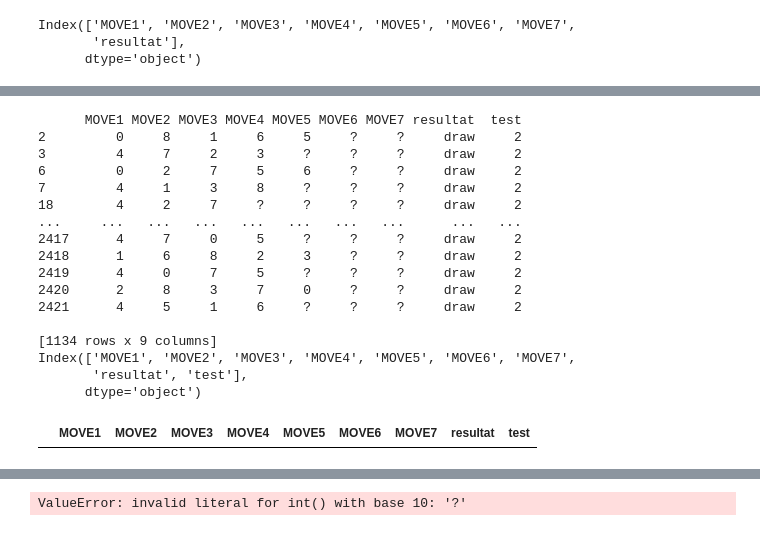
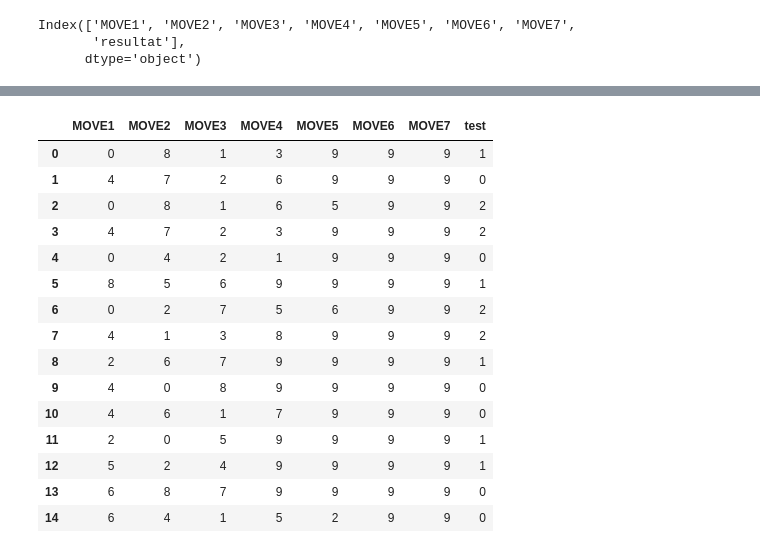
Before and after one commit to BastienMalea/MorpionIA, a Jupyter notebook: Projet.ipynb, the cells around one changed output, grey strips where cells are left out. Saved outputs shown, nothing was run; the diff lists cells and outputs as text; code cells hidden in the pictures.

Commit message:
Changement donnée '?' en int'

```diff
--- a/Projet.ipynb
+++ b/Projet.ipynb
@@ -194,37 +178,31 @@ print(df.loc[df['test']==0])
-# %%
-print(df.loc[df['test']==2])
-print(df.columns)
-# %% [output]
-      MOVE1 MOVE2 MOVE3 MOVE4 MOVE5 MOVE6 MOVE7 resultat  test
-2         0     8     1     6     5     ?     ?     draw     2
-3         4     7     2     3     ?     ?     ?     draw     2
-6         0     2     7     5     6     ?     ?     draw     2
-7         4     1     3     8     ?     ?     ?     draw     2
-18        4     2     7     ?     ?     ?     ?     draw     2
-...     ...   ...   ...   ...   ...   ...   ...      ...   ...
-2417      4     7     0     5     ?     ?     ?     draw     2
-2418      1     6     8     2     3     ?     ?     draw     2
-2419      4     0     7     5     ?     ?     ?     draw     2
-2420      2     8     3     7     0     ?     ?     draw     2
-2421      4     5     1     6     ?     ?     ?     draw     2
-
-[1134 rows x 9 columns]
-Index(['MOVE1', 'MOVE2', 'MOVE3', 'MOVE4', 'MOVE5', 'MOVE6', 'MOVE7',
-       'resultat', 'test'],
-      dtype='object')
 # %%
-# Pour cette ligne, on a un manque de donnée, trouver une manière de vérifier que c'est pas la seule ligne
-
-df.loc[df['MOVE2'] == int]
-#Pour afficher une ligne précisément
-#df.iloc[1]
+#On va d'abord vérifier que la dataframe n'a pas de donnée non logique, c'est à dire une partie peut se terminer
+#au minimum au tour 3.
+#On va donc vérifier qu'il n'y a pas de '?' a la colonne MOVE1 et MOVE2
+df.loc[df['MOVE1']=='?']
+df.loc[df['MOVE2']=='?']
+#On observe que seule la ligne 19 de notre dataframe est incohérente, on va donc la supprimer
+df=df.drop(['resultat'], axis=1)
-# %% [output]
-|  | MOVE1 | MOVE2 | MOVE3 | MOVE4 | MOVE5 | MOVE6 | MOVE7 | resultat | test |
 # %%
 #Problème : Les Colonnes MOVE2 à MOVE7 sont type object : raison il y a des ? qu traduit un manque de donnée ou une partie finie
 #Solution : Remplacer ces '?' par un int pour pouvoir convertir les colonnes https://www.kaggle.com/johndoea/tic-tac-toe-decision-tree
+
+#Faire une boucle for et concatène i derrire le nom
+char='MOVE'
+
+for i in range (2,8):
+    df.loc[df[char+str(i)]=='?',char+str(i)]=9
+print(df.head(15))
 df.info()
-tempo=df
-tempo = df.astype({'MOVE2': int})
-tempo.info()
+for i in range (2,8):
+    df[char+str(i)] = df[char+str(i)].apply(pd.to_numeric)
+
+#df['MOVE4'] = df['MOVE4'].apply(class_to_int)
+#df['MOVE5'] = df['MOVE5'].apply(class_to_int)
+#df['MOVE6'] = df['MOVE6'].apply(class_to_int)
+#df['MOVE7'] = df['MOVE7'].apply(class_to_int)
+#df['MOVE2'] = df['MOVE2'].apply(class_to_int)
+#df['MOVE3'] = df['MOVE3'].apply(class_to_int)
+df.info()
+df.head(15)
 # %% [output]
@@ -247 +226,16 @@ memory usage: 171.4+ KB
-ValueError: invalid literal for int() with base 10: '?'
+|  | MOVE1 | MOVE2 | MOVE3 | MOVE4 | MOVE5 | MOVE6 | MOVE7 | test |
+| 0 | 0 | 8 | 1 | 3 | 9 | 9 | 9 | 1 |
+| 1 | 4 | 7 | 2 | 6 | 9 | 9 | 9 | 0 |
+| 2 | 0 | 8 | 1 | 6 | 5 | 9 | 9 | 2 |
+| 3 | 4 | 7 | 2 | 3 | 9 | 9 | 9 | 2 |
+| 4 | 0 | 4 | 2 | 1 | 9 | 9 | 9 | 0 |
+| 5 | 8 | 5 | 6 | 9 | 9 | 9 | 9 | 1 |
+| 6 | 0 | 2 | 7 | 5 | 6 | 9 | 9 | 2 |
+| 7 | 4 | 1 | 3 | 8 | 9 | 9 | 9 | 2 |
+| 8 | 2 | 6 | 7 | 9 | 9 | 9 | 9 | 1 |
+| 9 | 4 | 0 | 8 | 9 | 9 | 9 | 9 | 0 |
+| 10 | 4 | 6 | 1 | 7 | 9 | 9 | 9 | 0 |
+| 11 | 2 | 0 | 5 | 9 | 9 | 9 | 9 | 1 |
+| 12 | 5 | 2 | 4 | 9 | 9 | 9 | 9 | 1 |
+| 13 | 6 | 8 | 7 | 9 | 9 | 9 | 9 | 0 |
+| 14 | 6 | 4 | 1 | 5 | 2 | 9 | 9 | 0 |
```
Also changed, not shown: parts of 11 cells of this notebook.
